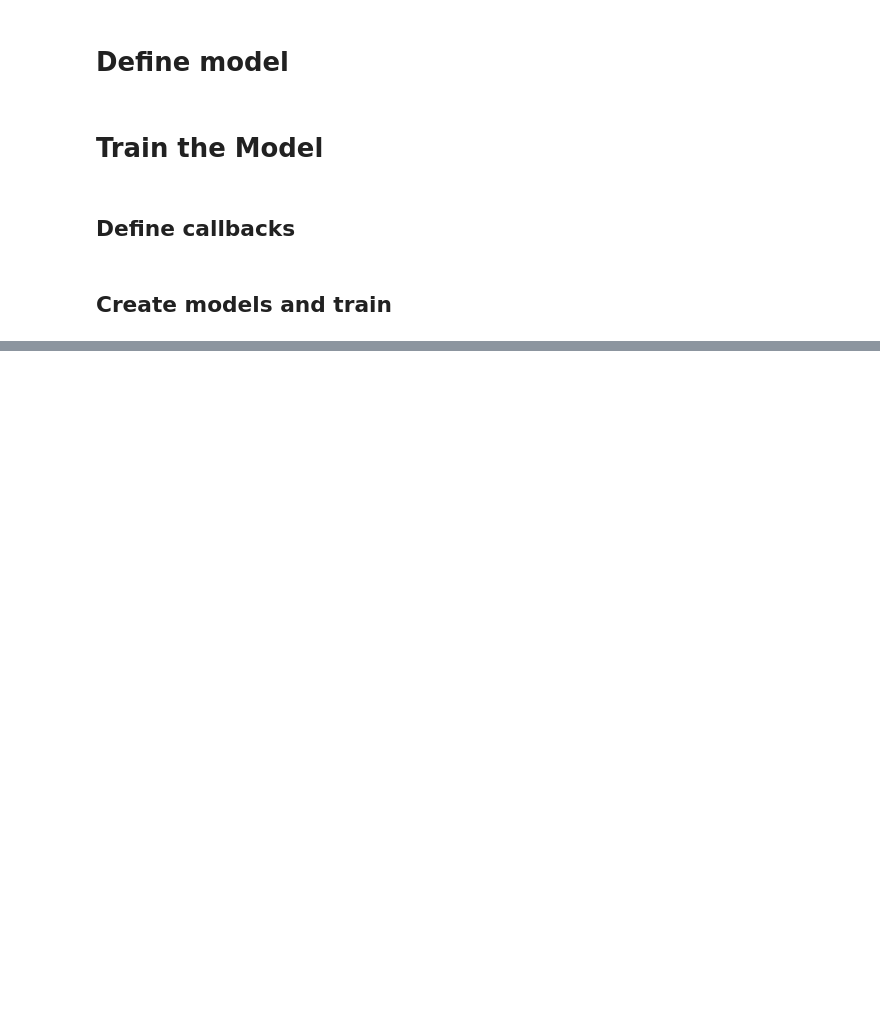
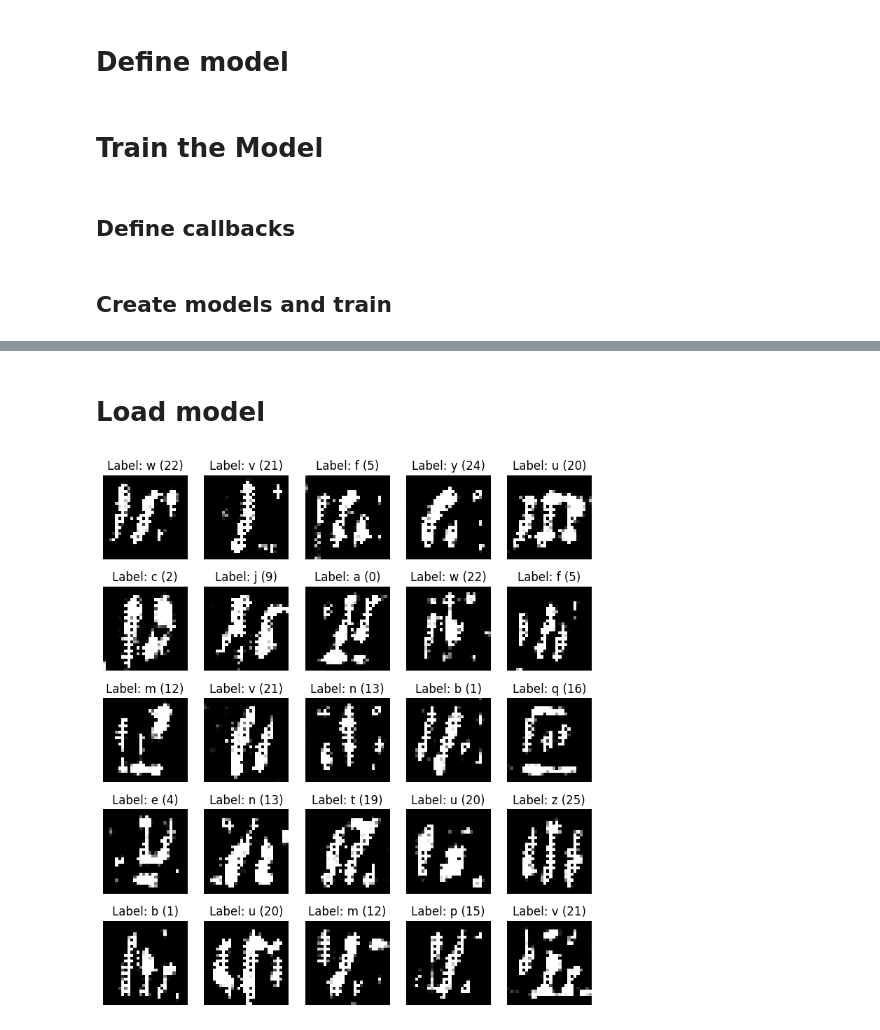
Before and after one commit to FokaKefir/KepKreator, a Jupyter notebook: EMNIST_GAN.ipynb, the cells around one changed output, grey strips where cells are left out. Cells and saved outputs as stored; diff of their text form; code cells hidden in the pictures; blank space fills up the shorter version.

```diff
--- a/EMNIST_GAN.ipynb
+++ b/EMNIST_GAN.ipynb
@@ -210,9 +213,7 @@ class CGAN(tf.keras.Model):
     x_input, x_labels = self.generate_latent_points(n_samples)
 
     # predict outputs
-    print(x_input, x_labels)
-    print(x_input.shape, x_labels.shape)
-    imgs = self.generator.predict([x_input, x_labels])
+    imgs = self.generator([x_input, x_labels])
 
     # create class labels
     y = np.zeros((n_samples, 1))
@@ -428,0 +452,9 @@ cgan.fit(
+# %% [markdown]
+# Load model
+# %%
+e = 1
+cgan = CGAN(latent_dim=100, n_classes=n_classes)
+cgan.load_models(f'models/{e:02d}/generator.h5', f'models/{e:02d}/discriminator.h5')
+cgan.sample_images(decode_fun=decode_foo, method='show')
+# %% [output]
+[figure, added]
```
Also changed, not shown: parts of 15 cells of this notebook.
